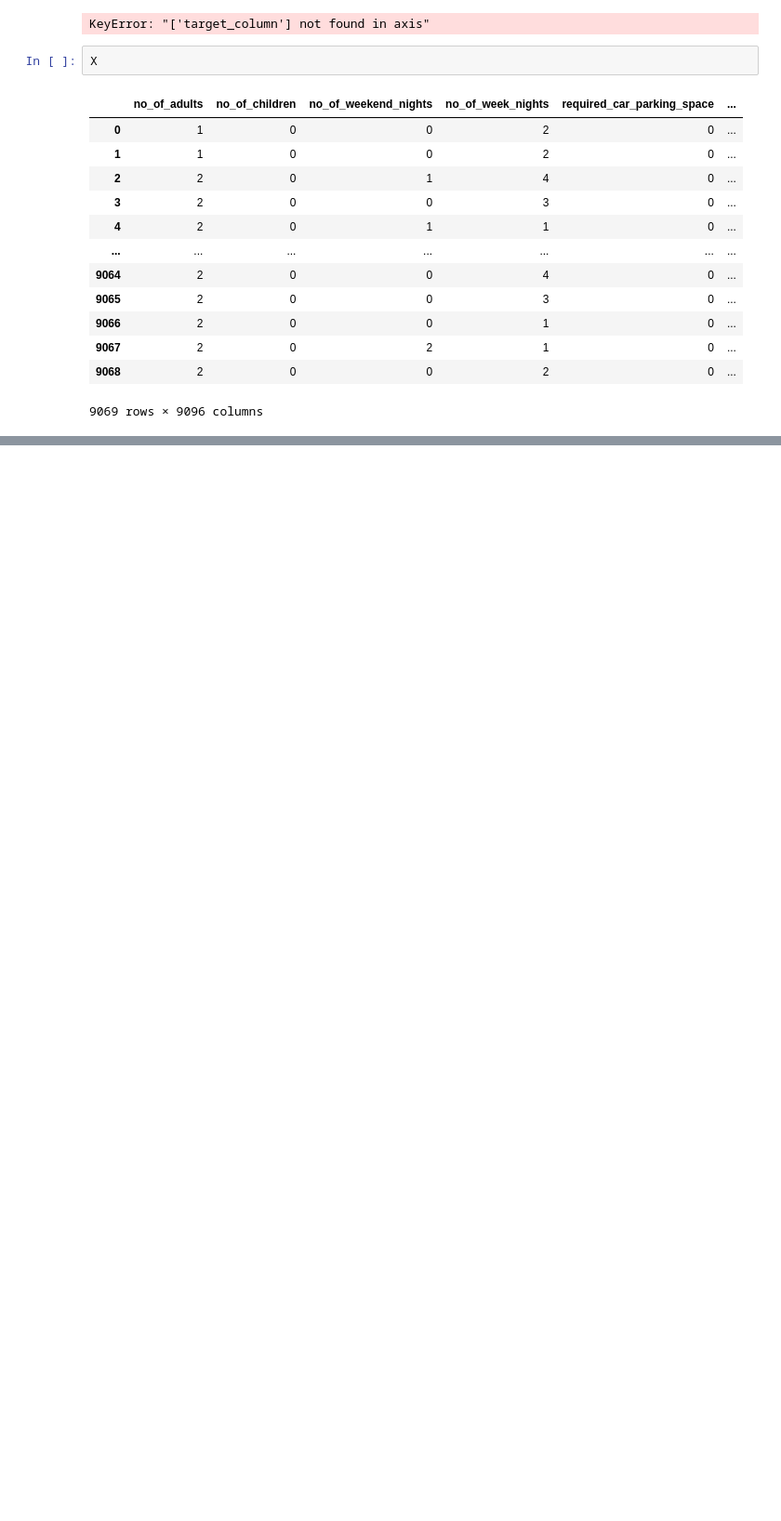
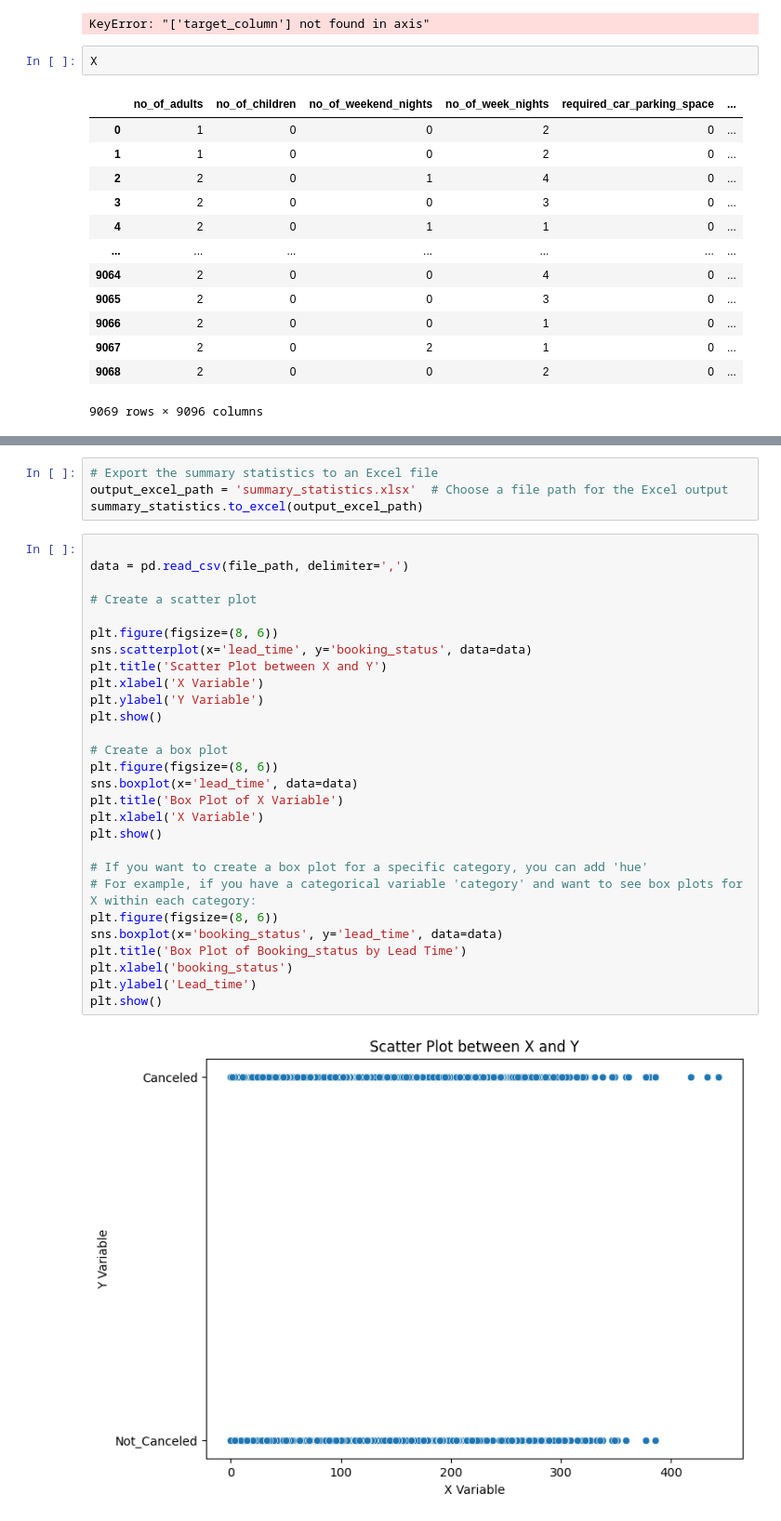
Before and after one commit to ch2kings/AirKING, a Jupyter notebook: DataAnalytics Hotel Booking.ipynb, the cells around one changed output, grey strips where cells are left out. Shown at 93% size. Cells and saved outputs as stored; diff of their text form; blank space fills up the shorter version.

```diff
--- a/DataAnalytics Hotel Booking.ipynb
+++ b/DataAnalytics Hotel Booking.ipynb
@@ -733,0 +892,34 @@ X
+# %%
+# Export the summary statistics to an Excel file
+output_excel_path = 'summary_statistics.xlsx'  # Choose a file path for the Excel output
+summary_statistics.to_excel(output_excel_path)
+# %%
+
+data = pd.read_csv(file_path, delimiter=',')
+
+# Create a scatter plot
+
+plt.figure(figsize=(8, 6))
+sns.scatterplot(x='lead_time', y='booking_status', data=data)
+plt.title('Scatter Plot between X and Y')
+plt.xlabel('X Variable')
+plt.ylabel('Y Variable')
+plt.show()
+
+# Create a box plot
+plt.figure(figsize=(8, 6))
+sns.boxplot(x='lead_time', data=data)
+plt.title('Box Plot of X Variable')
+plt.xlabel('X Variable')
+plt.show()
+
+# If you want to create a box plot for a specific category, you can add 'hue'
+# For example, if you have a categorical variable 'category' and want to see box plots for X within each category:
+plt.figure(figsize=(8, 6))
+sns.boxplot(x='booking_status', y='lead_time', data=data)
+plt.title('Box Plot of Booking_status by Lead Time')
+plt.xlabel('booking_status')
+plt.ylabel('Lead_time')
+plt.show()
+# %% [output]
+[figure, added]
```
Also changed, not shown: parts of 8 cells of this notebook.
